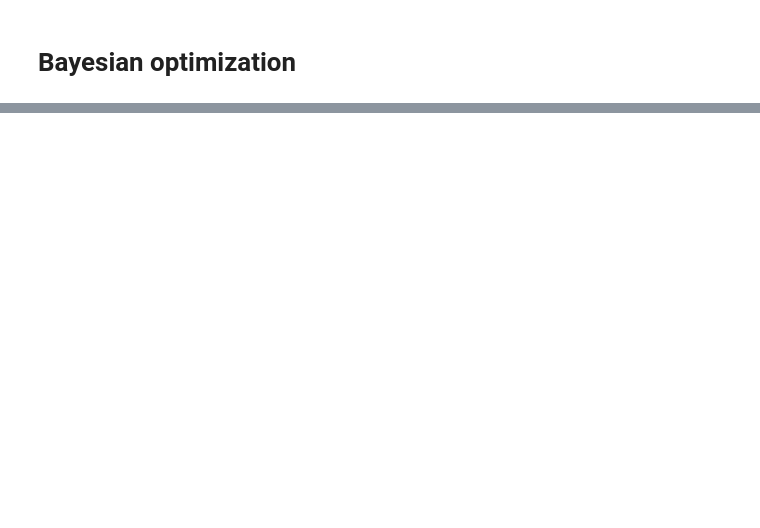
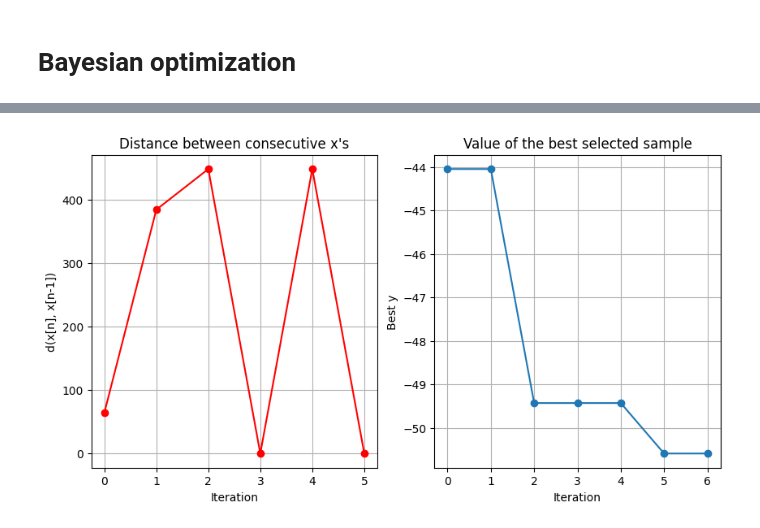
Before and after one commit to jozgu/02463_miniproject01_CIFAR10, a Jupyter notebook: CNN.ipynb, the cells around one changed output, grey strips where cells are left out. Cells and saved outputs as stored; diff of their text form; code cells hidden in the pictures; blank space fills up the shorter version.

```diff
--- a/CNN.ipynb
+++ b/CNN.ipynb
@@ -293,0 +381,4 @@ array([[11.4],
+# %%
+opt.plot_convergence()
+# %% [output]
+[figure, added]
```
Also changed, not shown: parts of 10 cells of this notebook, 2 other files.
